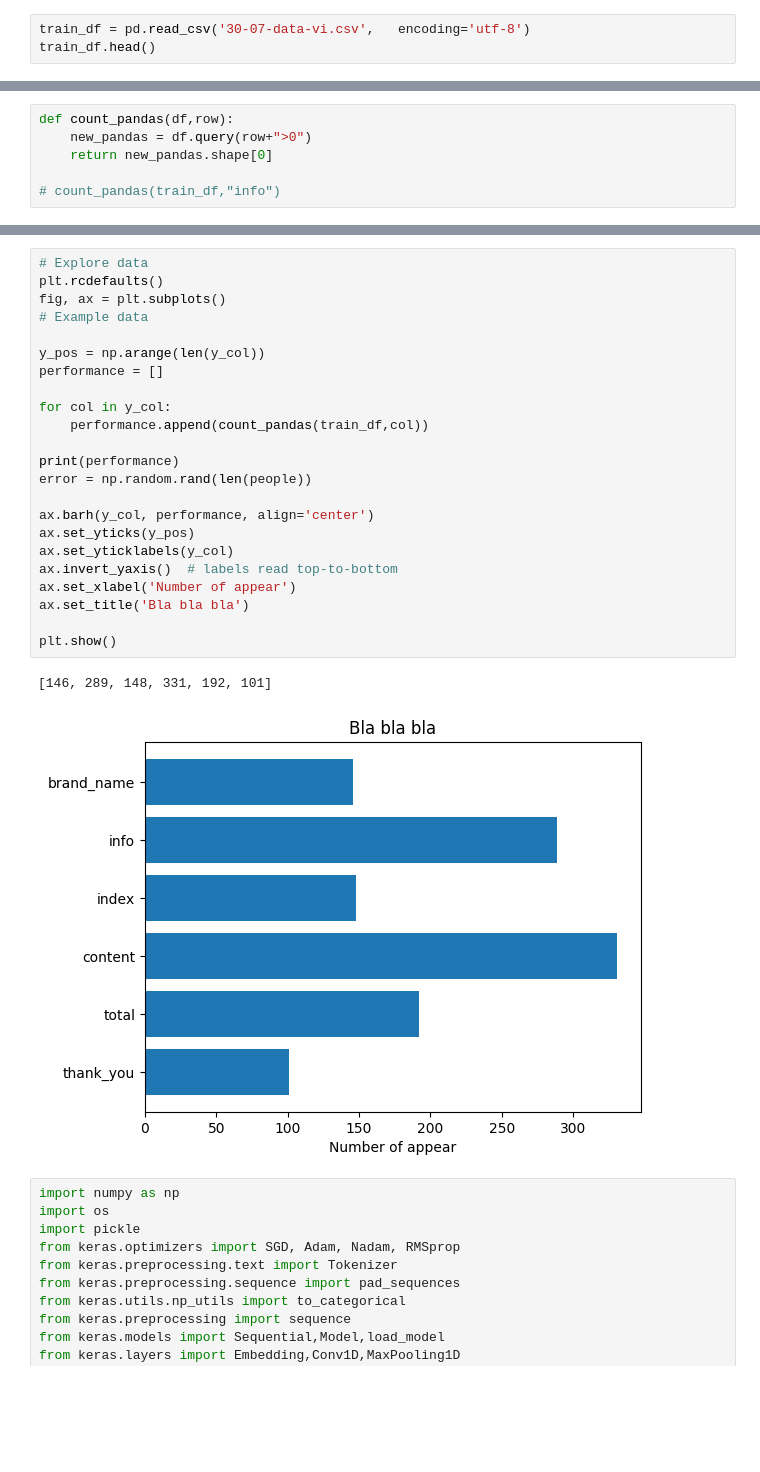
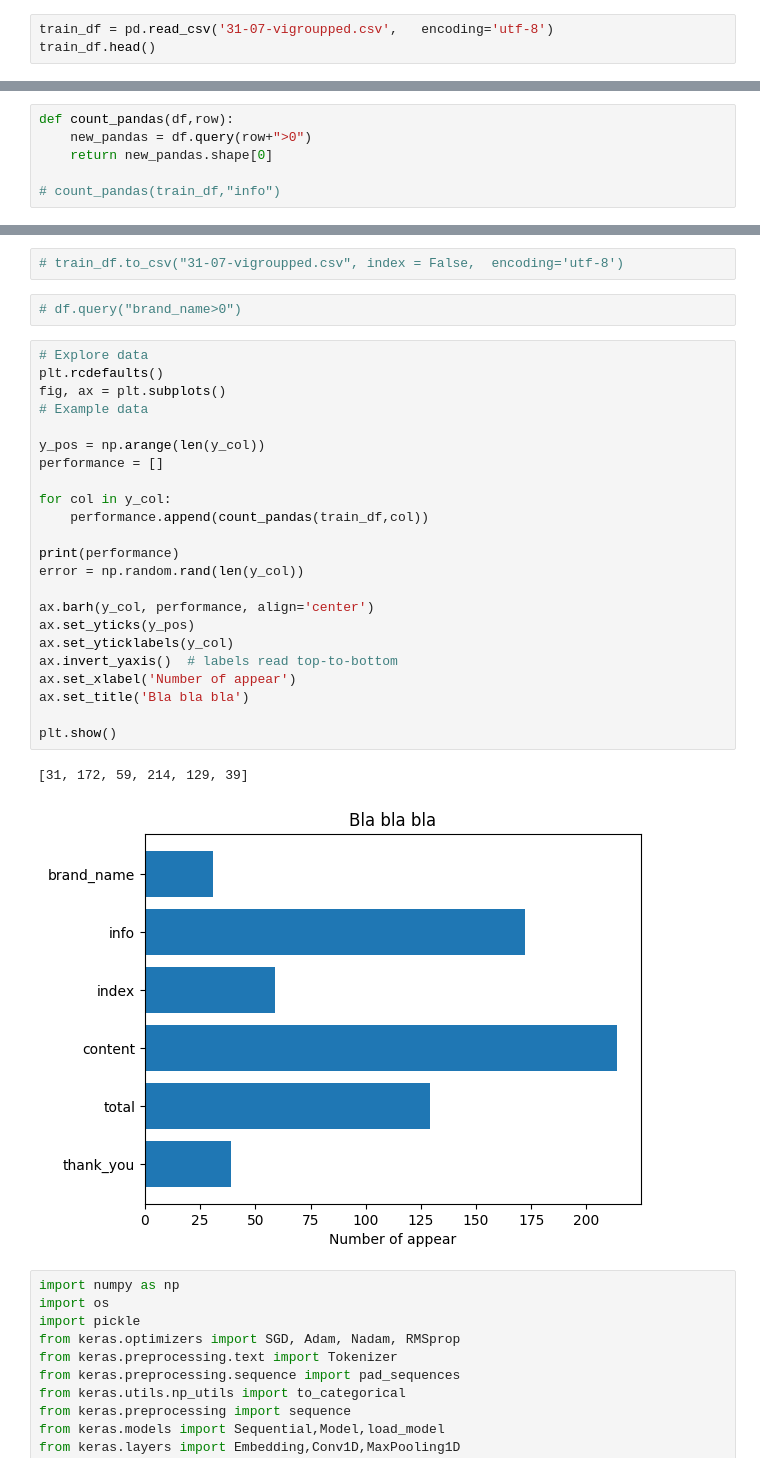
Before and after one commit to tienhung2812/ocr, a Jupyter notebook: trainning /text_classification/Train vi final.ipynb, the cells around one changed output, grey strips where cells are left out. Saved outputs shown, nothing was run; the diff lists cells and outputs as text; blank space fills up the shorter version.

```diff
--- a/trainning /text_classification/Train vi final.ipynb
+++ b/trainning /text_classification/Train vi final.ipynb
@@ -5,7 +5,7 @@ import numpy as np
 df_col = ["sentence","brand_name","info","index","content","total","thank_you"]
 y_col = ["brand_name","info","index","content","total","thank_you"]
 # %%
-train_df = pd.read_csv('30-07-data-vi.csv',   encoding='utf-8')
+train_df = pd.read_csv('31-07-vigroupped.csv',   encoding='utf-8')
 train_df.head()
 # %% [output]
 |  | sentence | brand_name | info | index | content | total | thank_you |
@@ -23,29 +49,33 @@ def count_pandas(df,row):
+# %%
+# train_df.to_csv("31-07-vigroupped.csv", index = False,  encoding='utf-8')
+# %%
+# df.query("brand_name>0")
 # %%
 # Explore data
 plt.rcdefaults()
 fig, ax = plt.subplots()
 # Example data
 
 y_pos = np.arange(len(y_col))
 performance = []
 
 for col in y_col:
     performance.append(count_pandas(train_df,col))
 
 print(performance)
-error = np.random.rand(len(people))
+error = np.random.rand(len(y_col))
 
 ax.barh(y_col, performance, align='center')
 ax.set_yticks(y_pos)
 ax.set_yticklabels(y_col)
 ax.invert_yaxis()  # labels read top-to-bottom
 ax.set_xlabel('Number of appear')
 ax.set_title('Bla bla bla')
 
 plt.show()
 # %% [output]
-[146, 289, 148, 331, 192, 101]
+[31, 172, 59, 214, 129, 39]
-[figure, old version]
+[figure, new version]
 # %%
 import numpy as np
 import os
```
Also changed, not shown: parts of 20 cells of this notebook, 23 other files.
